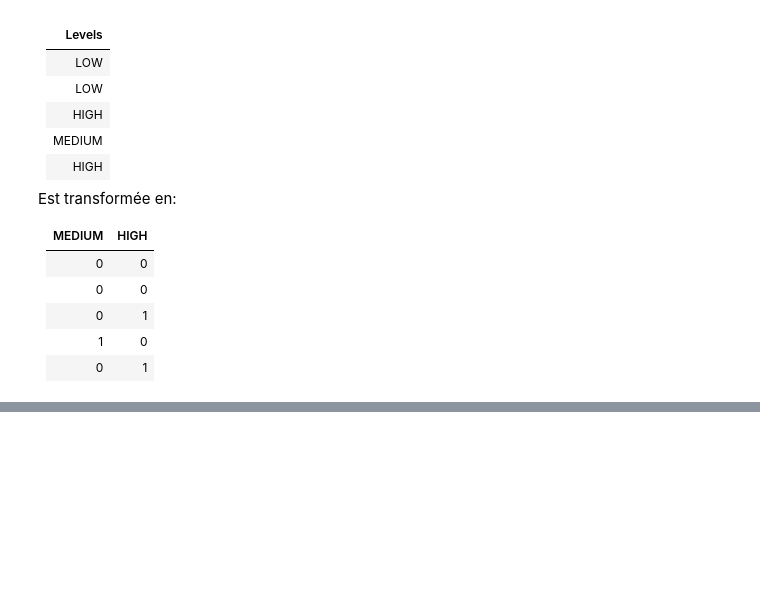
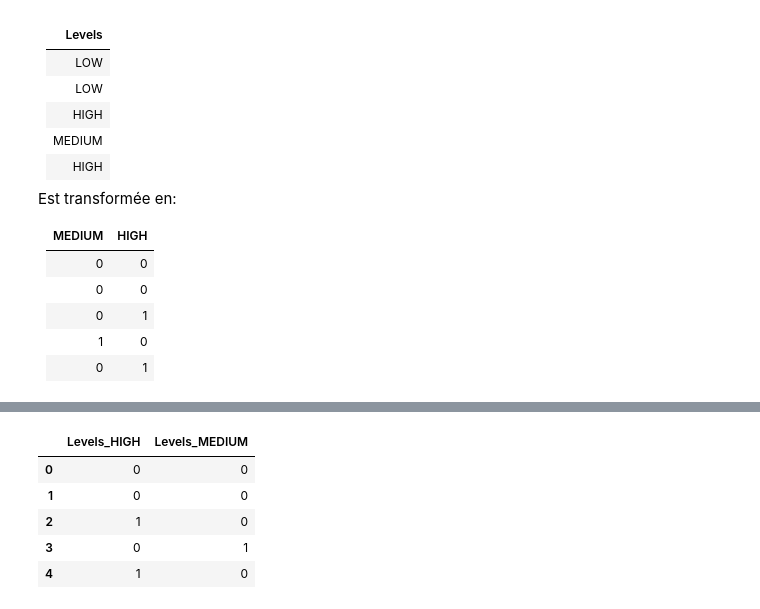
Before and after one commit to mgirardot/CoursDataScience, a Jupyter notebook: Data_Preparation.ipynb, the cells around one changed output, grey strips where cells are left out. Saved outputs shown, nothing was run; the diff lists cells and outputs as text; code cells hidden in the pictures; blank space fills up the shorter version.

```diff
--- a/Data_Preparation.ipynb
+++ b/Data_Preparation.ipynb
@@ -406,0 +436,10 @@ Est transformée en:
+# %%
+# Alternative
+pd.get_dummies(ex_df).drop(['Levels_LOW'], axis=1)
+# %% [output]
+|  | Levels_HIGH | Levels_MEDIUM |
+| 0 | 0 | 0 |
+| 1 | 0 | 0 |
+| 2 | 1 | 0 |
+| 3 | 0 | 1 |
+| 4 | 1 | 0 |
```
Also changed, not shown: parts of 10 cells of this notebook.
